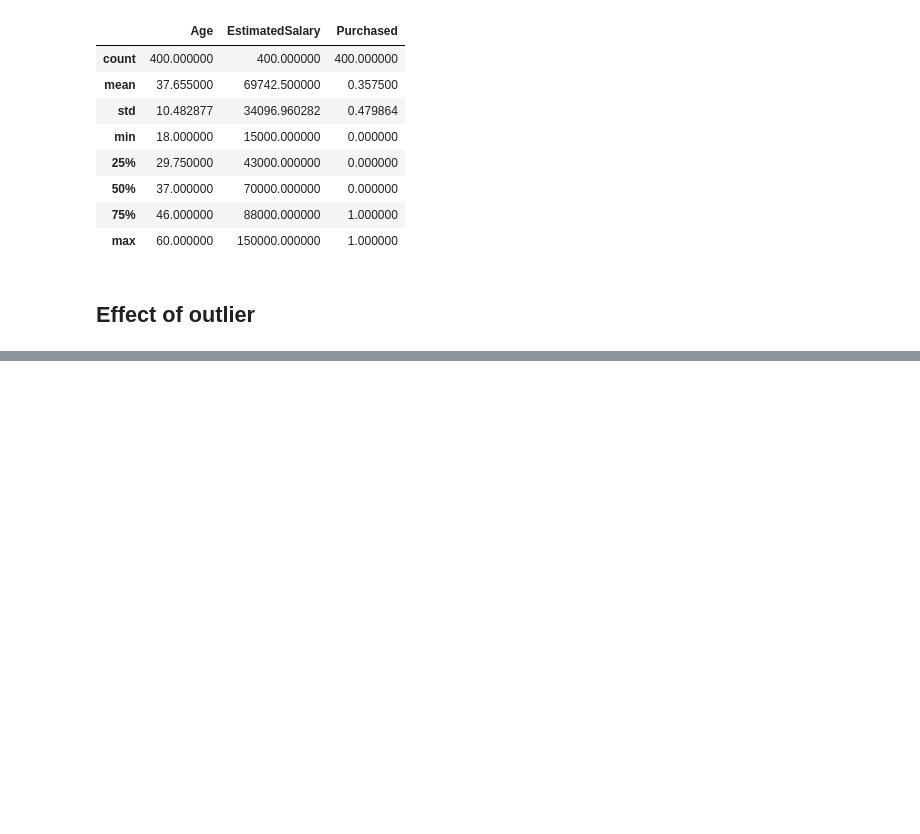
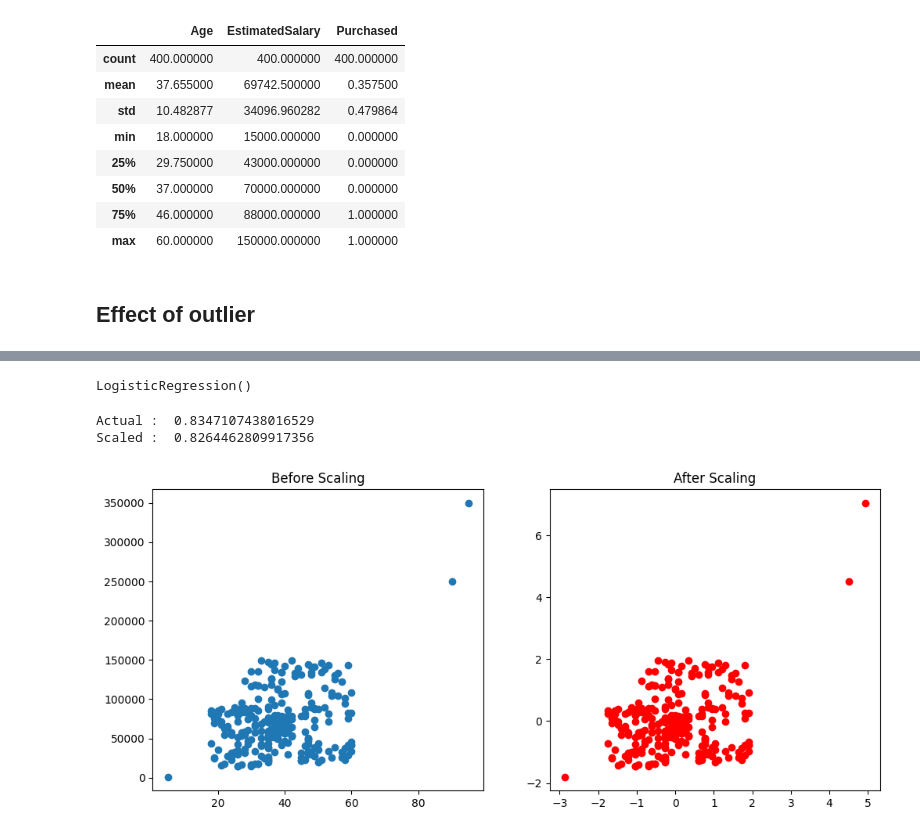
Before and after one commit to Garvit-7-Agarwal/100-Days-of-Machine-Learning-, a Jupyter notebook: 24 day Standarization /file.ipynb, the cells around one changed output, grey strips where cells are left out. Cells and saved outputs as stored; diff of their text form; code cells hidden in the pictures; blank space fills up the shorter version.

```diff
--- a/24 day Standarization /file.ipynb
+++ b/24 day Standarization /file.ipynb
@@ -257,0 +272,3 @@ SyntaxError: invalid syntax. Maybe you meant '==' or ':=' instead of '='? (46396
+# %%
+X_train_scale = scalar.transform(X_train)
+X_test_scale = scalar.transform(X_test)
@@ -257,0 +295,3 @@ SyntaxError: invalid syntax. Maybe you meant '==' or ':=' instead of '='? (46396
+# %%
+X_train_scale = pd.DataFrame(X_train_scale, columns=X_train.columns)
+X_test_scale = pd.DataFrame(X_test_scale, columns=X_test.columns)
@@ -257,0 +314,8 @@ SyntaxError: invalid syntax. Maybe you meant '==' or ':=' instead of '='? (46396
+# %%
+lt = LogisticRegression()
+lt_scale = LogisticRegression()
+# %%
+lt.fit(X_train,y_train)
+lt_scale.fit(X_train_scale,y_train)
+# %% [output]
+LogisticRegression()
@@ -257,0 +328,17 @@ SyntaxError: invalid syntax. Maybe you meant '==' or ':=' instead of '='? (46396
+# %%
+print("Actual : ",actual)
+print("Scaled : ",scaled)
+# %% [output]
+Actual :  0.8347107438016529
+Scaled :  0.8264462809917356
+# %%
+fig, (ax1, ax2) = plt.subplots(ncols=2, figsize=(12, 5))
+
+ax1.scatter(X_train['Age'], X_train['EstimatedSalary'])
+ax1.set_title("Before Scaling")
+
+ax2.scatter(X_train_scale['Age'], X_train_scale['EstimatedSalary'],color='red')
+ax2.set_title("After Scaling")
+plt.show()
+# %% [output]
+[figure, added]
```
Also changed, not shown: parts of 10 cells of this notebook, 1 other file.
